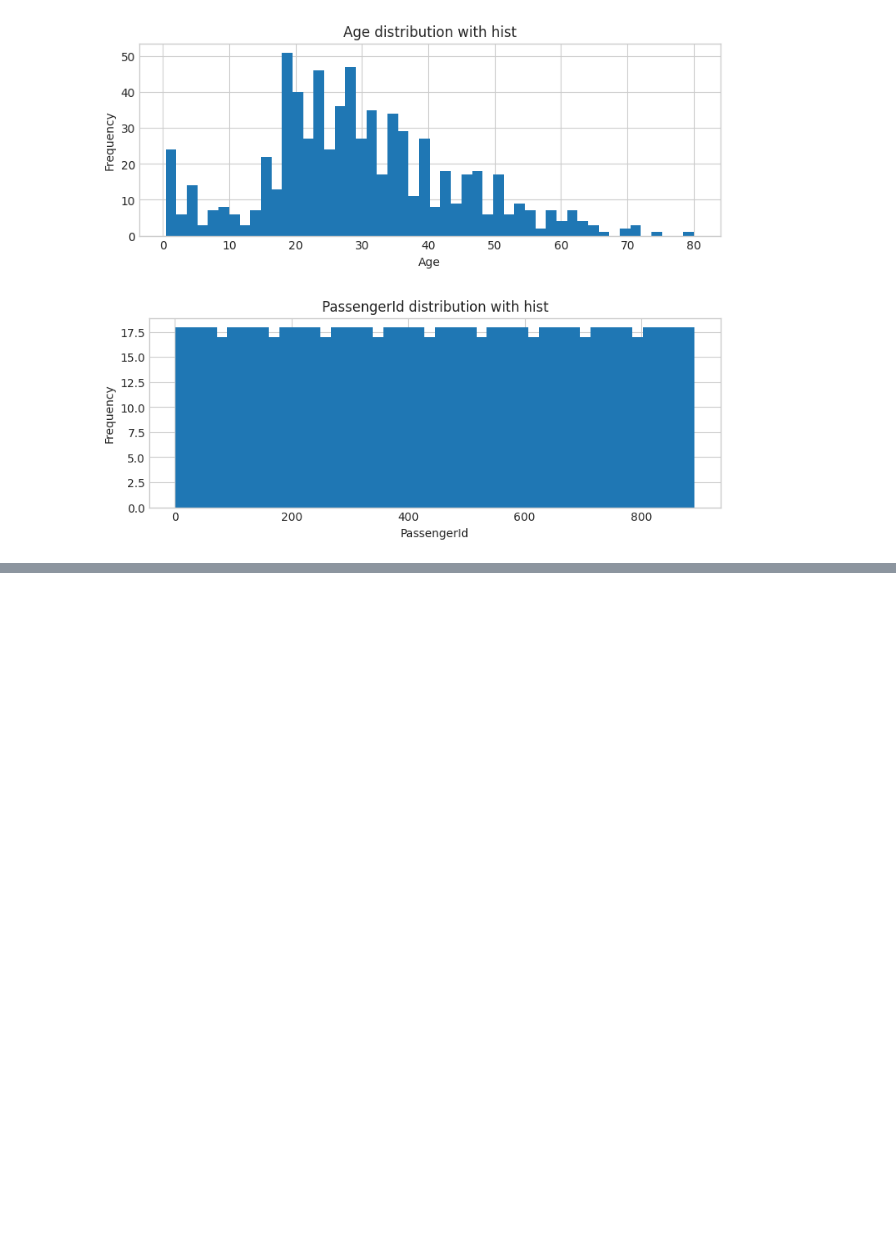
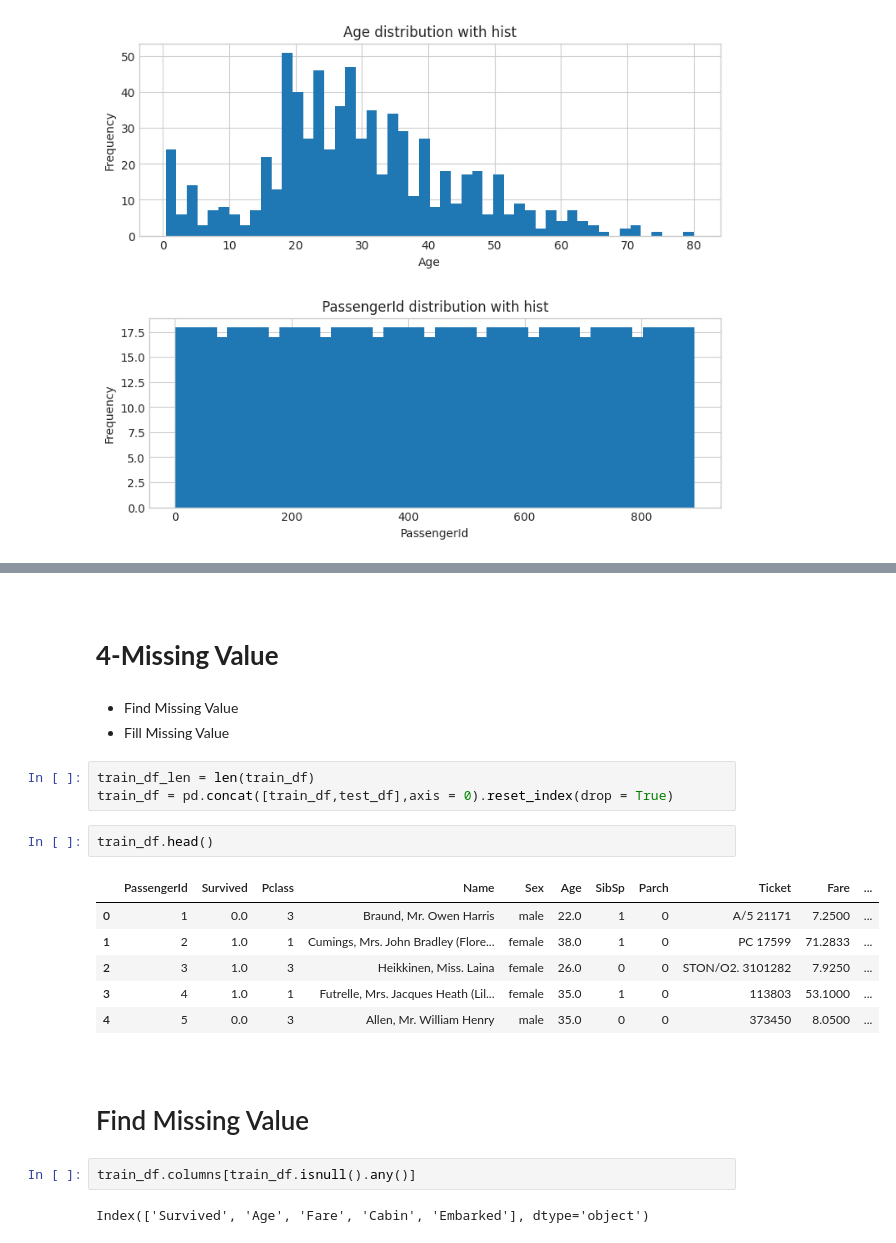
Before and after one commit to MeltemElgun/Kaggle-Titanik_ML_Course, a Jupyter notebook: titanik-ml-course.ipynb, the cells around one changed output, grey strips where cells are left out. Cells and saved outputs as stored; diff of their text form; blank space fills up the shorter version.

Commit message:
Basic Data Analysis,Missing Value

```diff
--- a/titanik-ml-course.ipynb
+++ b/titanik-ml-course.ipynb
@@ -254,0 +308,25 @@ for n in numericVar:
+# %% [markdown]
+<a id= "7"><a/><br>
+# **4-Missing Value**
+# %% [markdown]
+* Find Missing Value
+* Fill Missing Value
+# %%
+train_df_len = len(train_df)
+train_df = pd.concat([train_df,test_df],axis = 0).reset_index(drop = True)
+# %%
+train_df.head()
+# %% [output]
+|  | PassengerId | Survived | Pclass | Name | Sex | Age | SibSp | Parch | Ticket | Fare | ... |
+| 0 | 1 | 0.0 | 3 | Braund, Mr. Owen Harris | male | 22.0 | 1 | 0 | A/5 21171 | 7.2500 | ... |
+| 1 | 2 | 1.0 | 1 | Cumings, Mrs. John Bradley (Flore... | female | 38.0 | 1 | 0 | PC 17599 | 71.2833 | ... |
+| 2 | 3 | 1.0 | 3 | Heikkinen, Miss. Laina | female | 26.0 | 0 | 0 | STON/O2. 3101282 | 7.9250 | ... |
+| 3 | 4 | 1.0 | 1 | Futrelle, Mrs. Jacques Heath (Lil... | female | 35.0 | 1 | 0 | 113803 | 53.1000 | ... |
+| 4 | 5 | 0.0 | 3 | Allen, Mr. William Henry | male | 35.0 | 0 | 0 | 373450 | 8.0500 | ... |
+# %% [markdown]
+<a id= "8"><a/><br>
+# Find Missing Value
+# %%
+train_df.columns[train_df.isnull().any()]
+# %% [output]
+Index(['Survived', 'Age', 'Fare', 'Cabin', 'Embarked'], dtype='object')
```
Also changed, not shown: parts of 22 cells of this notebook.
